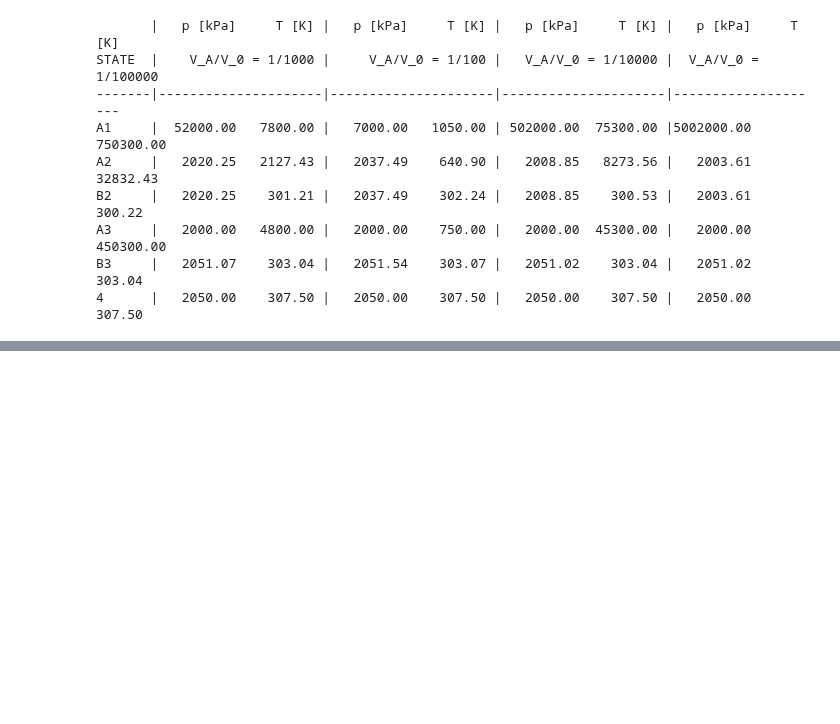
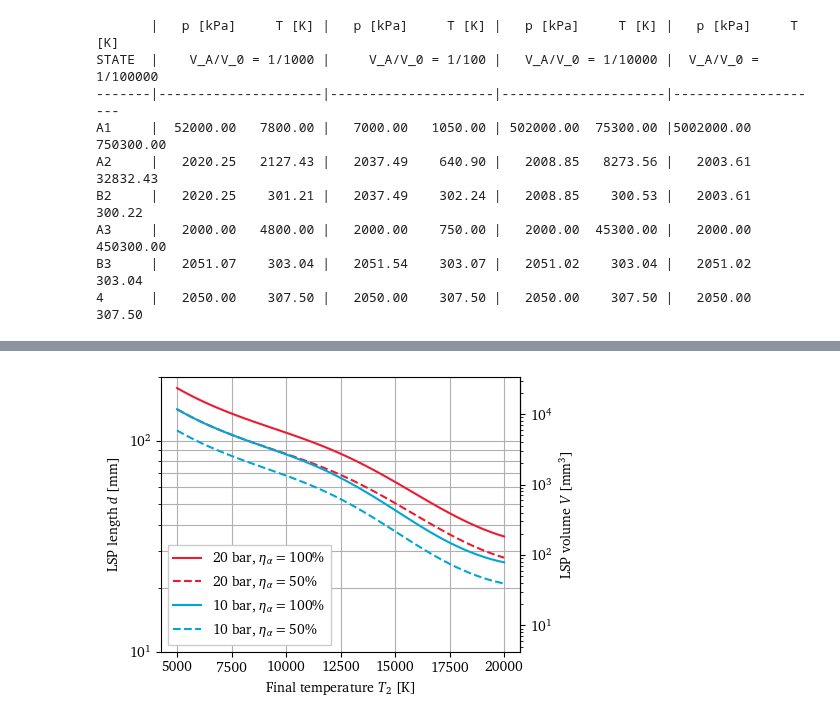
Before and after one commit to eeduplay/MScThesis, a Jupyter notebook: code/heatAdditionModel.ipynb, the cells around one changed output, grey strips where cells are left out. Saved outputs shown, nothing was run; the diff lists cells and outputs as text; code cells hidden in the pictures; blank space fills up the shorter version.

```diff
--- a/code/heatAdditionModel.ipynb
+++ b/code/heatAdditionModel.ipynb
@@ -235,0 +274,42 @@ B3     |   2051.07    303.04 |   2051.54    303.07 |   2051.02    303.04 |   205
+# %%
+# Estimating LSP size
+beam_f = 0.2  # m
+beam_D = 0.0254  # m, initial beam diameter
+beam_N = beam_f/beam_D
+
+argon_10 = ThermoProps(10)
+argon_20 = ThermoProps(20)
+# argon_3 = ThermoProps(3)
+
+beam_r = lambda x: x/(2*beam_N)  # m, radius away from focus
+beam_l = lambda r: 2*beam_N*r
+LSP_V = lambda x: np.pi*beam_r(x)**2*x/3
+LSP_l = lambda V: (12*V*beam_N**2/np.pi)**(1/3)
+Ti = 290
+Tf = np.linspace(5000, 20000)
+Qin = 30
+fig_se, ax_se1 = plt.subplots(figsize=(5,3.5))
+for i, gas in enumerate([argon_20, argon_10]):
+    fmt = 'C'
+    fmt += str(i)
+    for eta in [1, 0.5]:
+        m = Qin*eta/(gas.h(Tf)-gas.h(Ti))
+        volume = m*gas.rho(Tf)
+        fmt += '--' if eta == 0.5 else ''
+        plt.semilogy(Tf, LSP_l(volume*1000**3), fmt,
+                 label='{:.0f} bar, ${} =${:.0f}%'.format(
+                     gas.p*1e-5,
+                     r'\eta_\alpha',
+                     eta*100
+                     ))
+plt.xlabel(r'Final temperature $T_2$ [K]')
+plt.ylabel(r'LSP length $d$ [mm]')
+plt.ylim(10,2e2)
+plt.legend()
+plt.grid(which='both')
+ax_se2 = ax_se1.secondary_yaxis('right', functions=(LSP_V, LSP_l))
+ax_se2.set_ylabel(r'LSP volume $V$ [mm$^3$]')
+plt.tight_layout()
+plt.savefig('../report/assets/4 models/volume_est.pdf')
+# %% [output]
+[figure, added]
```
Also changed, not shown: parts of 2 cells of this notebook, 28 other files.
